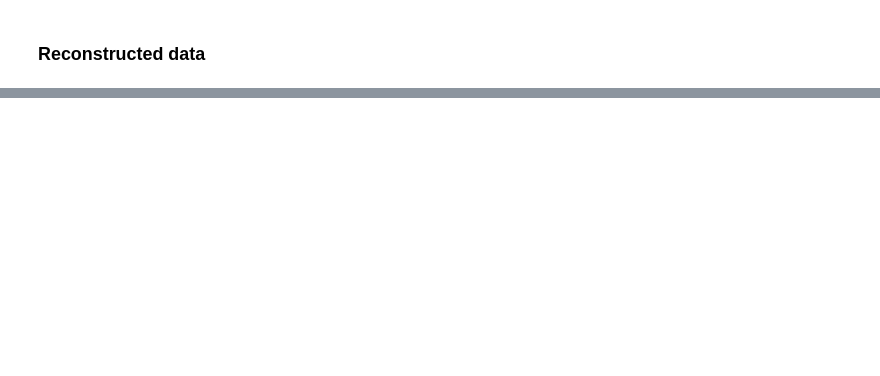
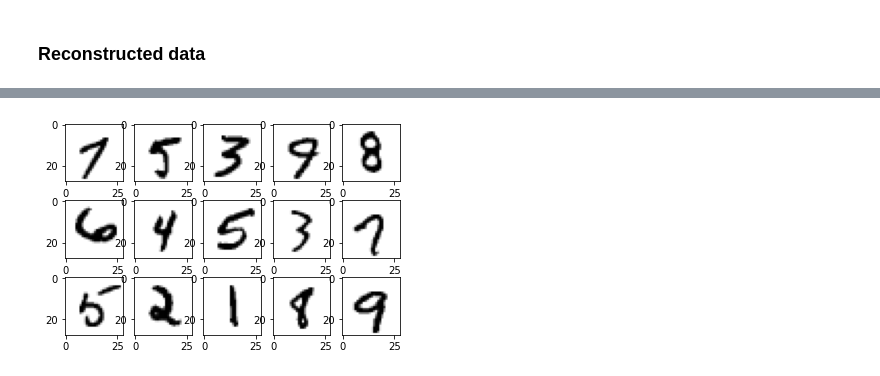
Before and after one commit to Koukyosyumei/Attack_SplitNN, a Jupyter notebook: examples/Black_Box_Model_Inversion.ipynb, the cells around one changed output, grey strips where cells are left out. Saved outputs shown, nothing was run; the diff lists cells and outputs as text; code cells hidden in the pictures; blank space fills up the shorter version.

```diff
--- a/examples/Black_Box_Model_Inversion.ipynb
+++ b/examples/Black_Box_Model_Inversion.ipynb
@@ -228,0 +254,5 @@ plt.show()
+# %%
+client = Client(model_1)
+server = Server(model_2)
+
+splitnn = SplitNN(client, server, opt_1, opt_2)
@@ -228,0 +315,11 @@ plt.show()
+# %%
+for data, _ in victim_test_dataloader:
+    break
+
+for i in range(1,16):
+    plt.subplot(3,5,i)
+    plt.imshow(data[i-1].reshape(28,28),cmap='gray_r')
+
+plt.show()
+# %% [output]
+[figure, added]
```
Also changed, not shown: parts of 12 cells of this notebook, 1 other file.
